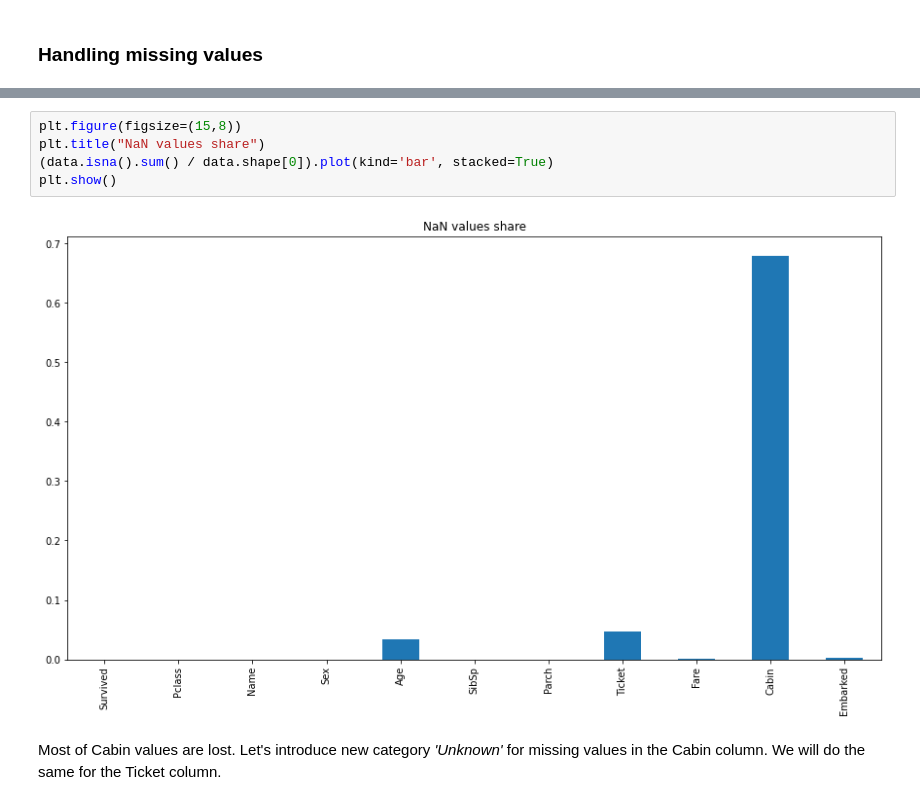
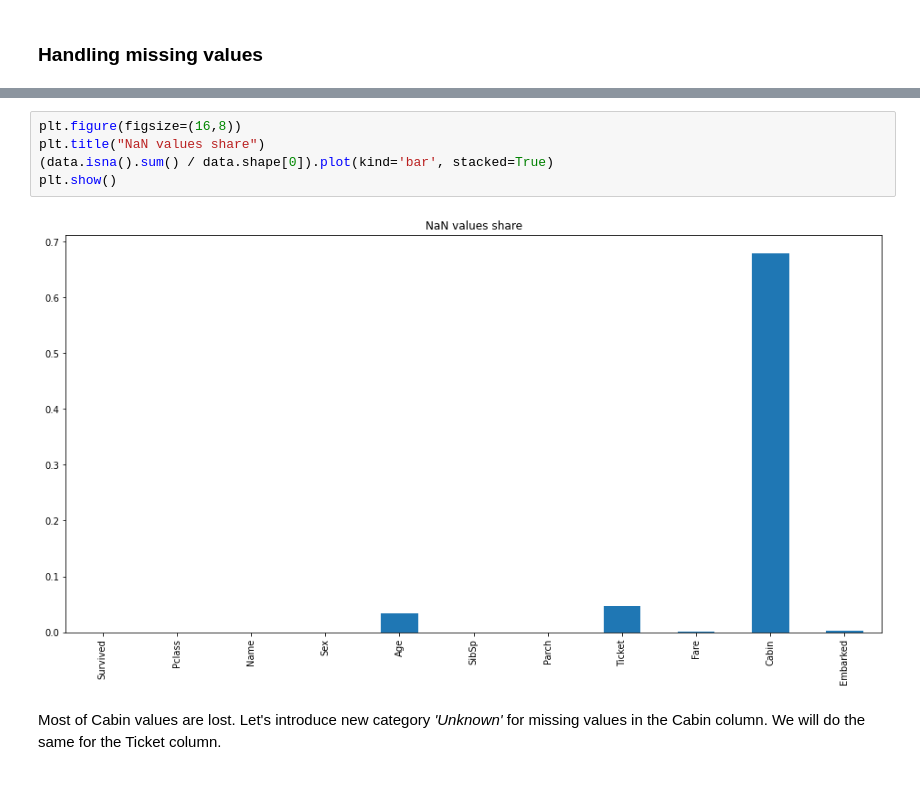
Before and after one commit to MeSugar/synth_competition, a Jupyter notebook: synthanic_competition.ipynb, the cells around one changed output, grey strips where cells are left out. Cells and saved outputs as stored; diff of their text form.

```diff
--- a/synthanic_competition.ipynb
+++ b/synthanic_competition.ipynb
@@ -119,11 +137,11 @@ Embarked    0.00250
 dtype: float64
 # %%
-plt.figure(figsize=(15,8))
+plt.figure(figsize=(16,8))
 plt.title("NaN values share")
 (data.isna().sum() / data.shape[0]).plot(kind='bar', stacked=True)
 plt.show()
 # %% [output]
-[figure, old version]
+[figure, new version]
 # %% [markdown]
 Most of Cabin values are lost. Let's introduce new category *'Unknown'* for missing values in the Cabin column. We will do the same for the Ticket column.
 # %%
```
Also changed, not shown: parts of 101 cells of this notebook.
